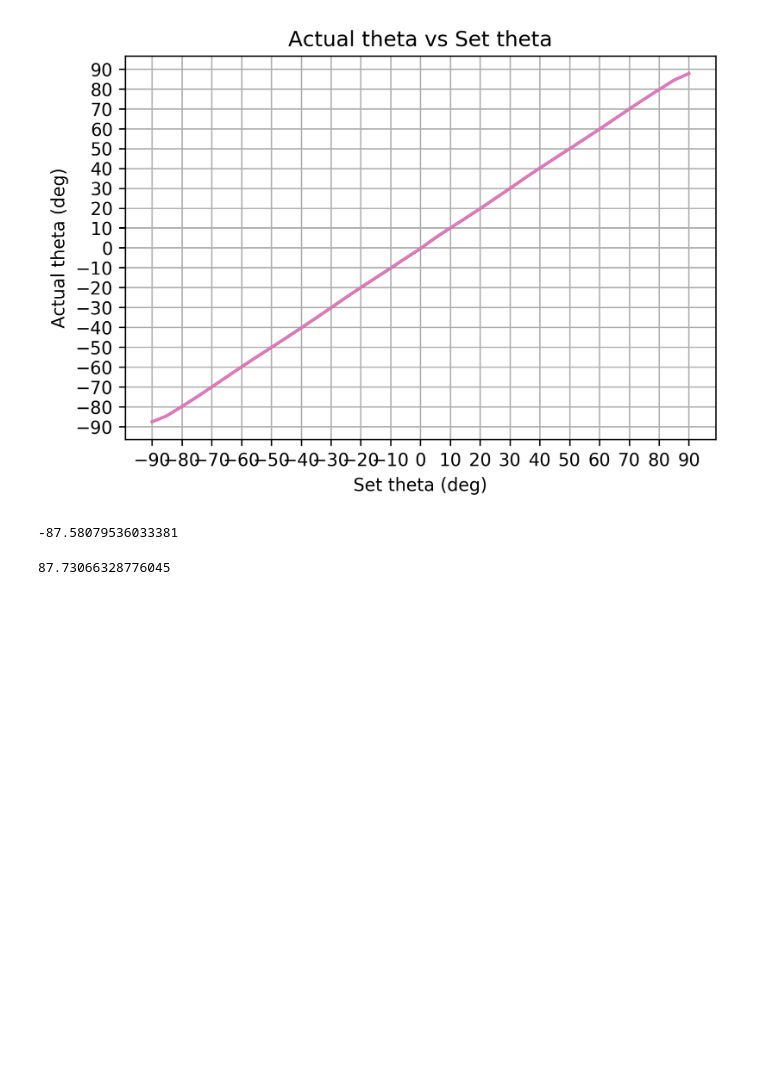
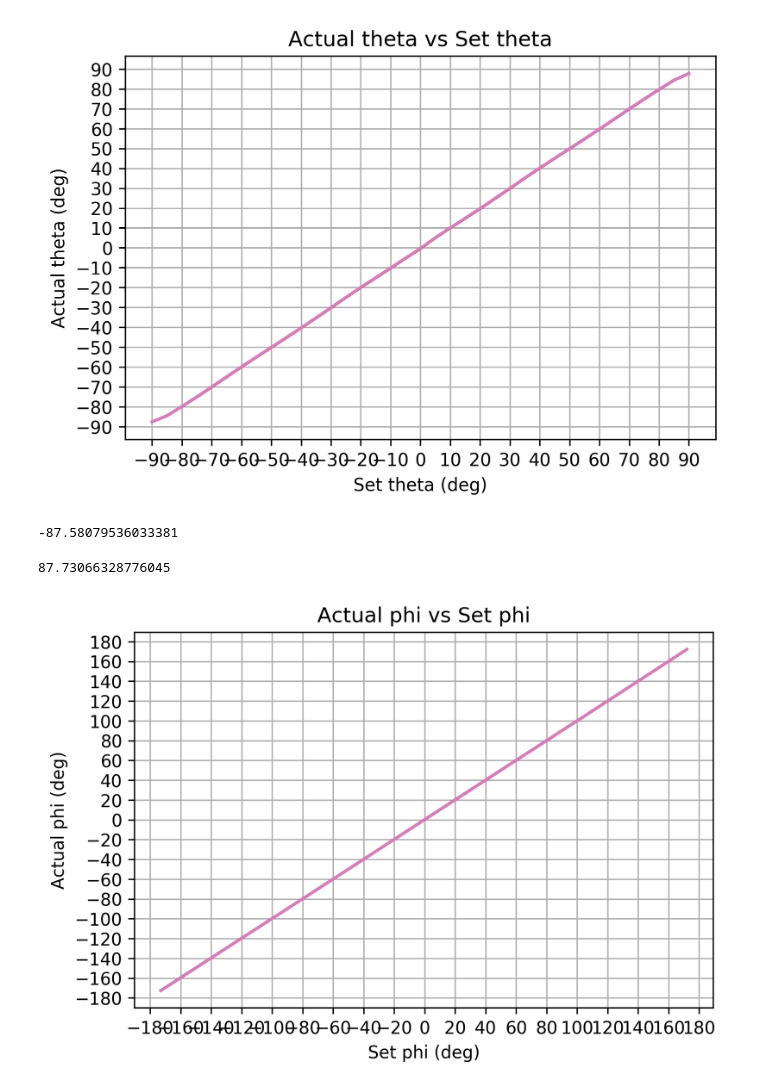
Before and after one commit to jeraldtm/Icarus, a Jupyter notebook: icarus_manual_data.ipynb, the cells around one changed output. Saved outputs shown, nothing was run; the diff lists cells and outputs as text; code cells hidden in the pictures; blank space fills up the shorter version.

```diff
--- a/icarus_manual_data.ipynb
+++ b/icarus_manual_data.ipynb
@@ -157,3 +160,26 @@ df.act_theta.min()
 df.act_theta.max()
 # %% [output]
 87.73066328776045
+# %%
+fields = [0.02, 0.06, 0.11, 0.16, 0.21, 0.26, 0.3]
+
+dfList = []
+for i in range(len(fields)):
+    df = pd.read_csv('./2019-07-04/phiVsActPhi_calibCheck_F%.3f_2019-07-04_1.csv' % fields[i], comment="#")
+    dfList.append(df)
+# %%
+plt.figure(dpi=300)
+def plotsd(df):
+    plt.plot(df.phi, df.act_phi)
+
+for i in range(len(dfList)):
+    plotsd(dfList[i])
+
+plt.title('Actual phi vs Set phi')
+plt.xlabel('Set phi (deg)')
+plt.ylabel('Actual phi (deg)')
+plt.yticks(np.arange(-180, 190, 20))
+plt.xticks(np.arange(-180, 190, 20))
+plt.grid()
+# %% [output]
+[figure, added]
```
Also changed, not shown: parts of 2 cells of this notebook.
